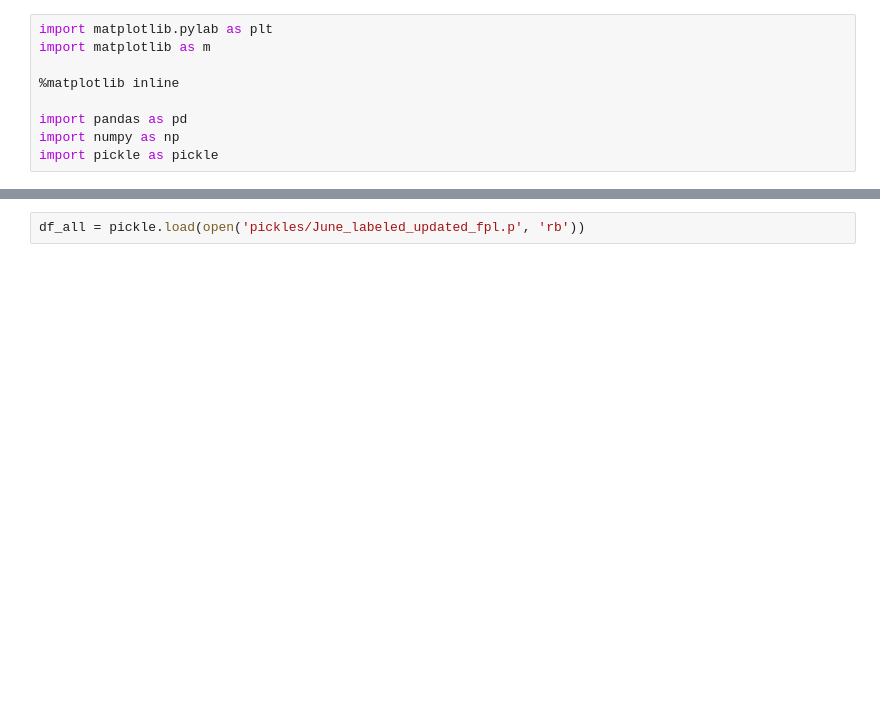
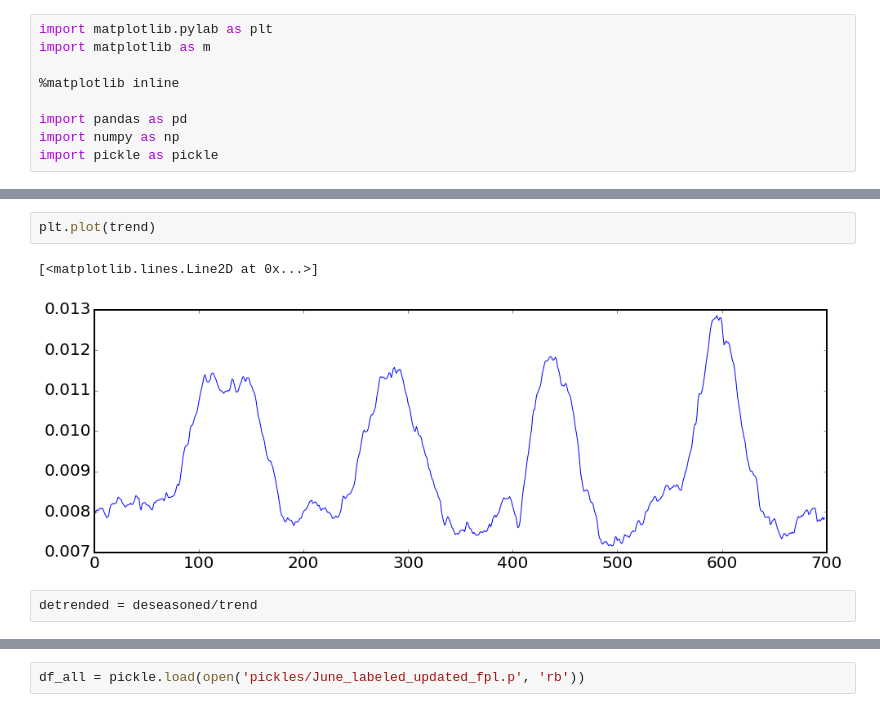
Before and after one commit to tj2huang/nyu-twipsy, a Jupyter notebook: basic tsa.ipynb, the cells around one changed output, grey strips where cells are left out. Drawn from its saved outputs; the diff is of its cells as text; blank space fills up the shorter version.

```diff
--- a/basic tsa.ipynb
+++ b/basic tsa.ipynb
@@ -11,0 +54,7 @@ import pickle as pickle
+# %%
+plt.plot(trend)
+# %% [output]
+[<matplotlib.lines.Line2D at 0x...>]
+[figure, added]
+# %%
+detrended = deseasoned/trend
```
Also changed, not shown: parts of 16 cells of this notebook, 5 other files.
